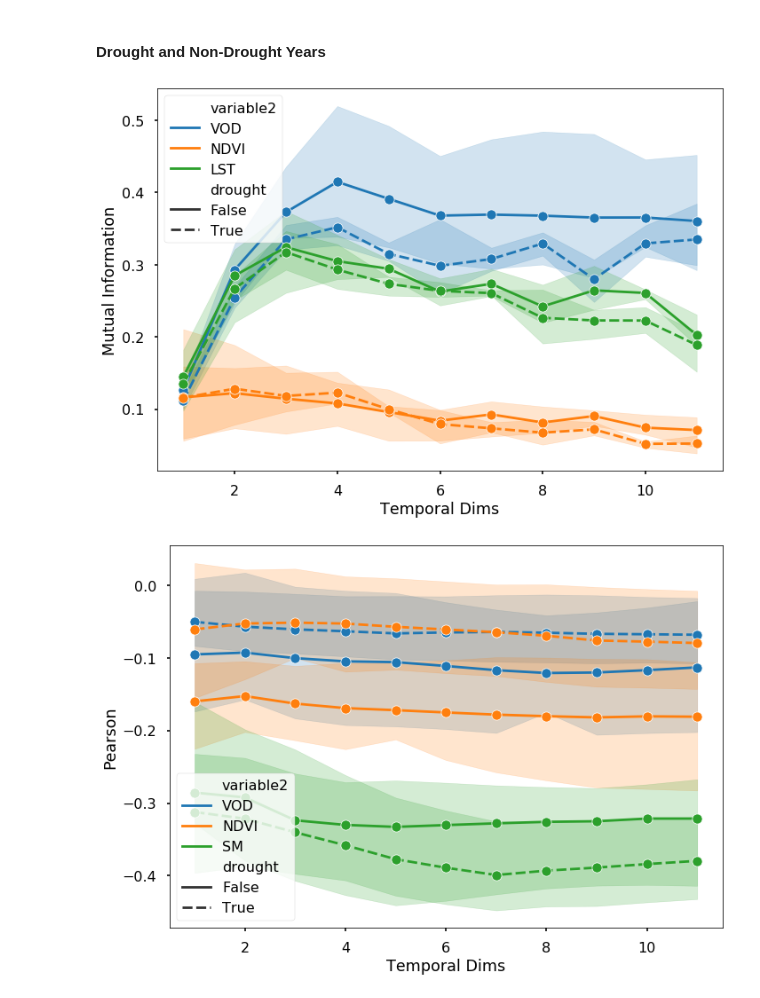
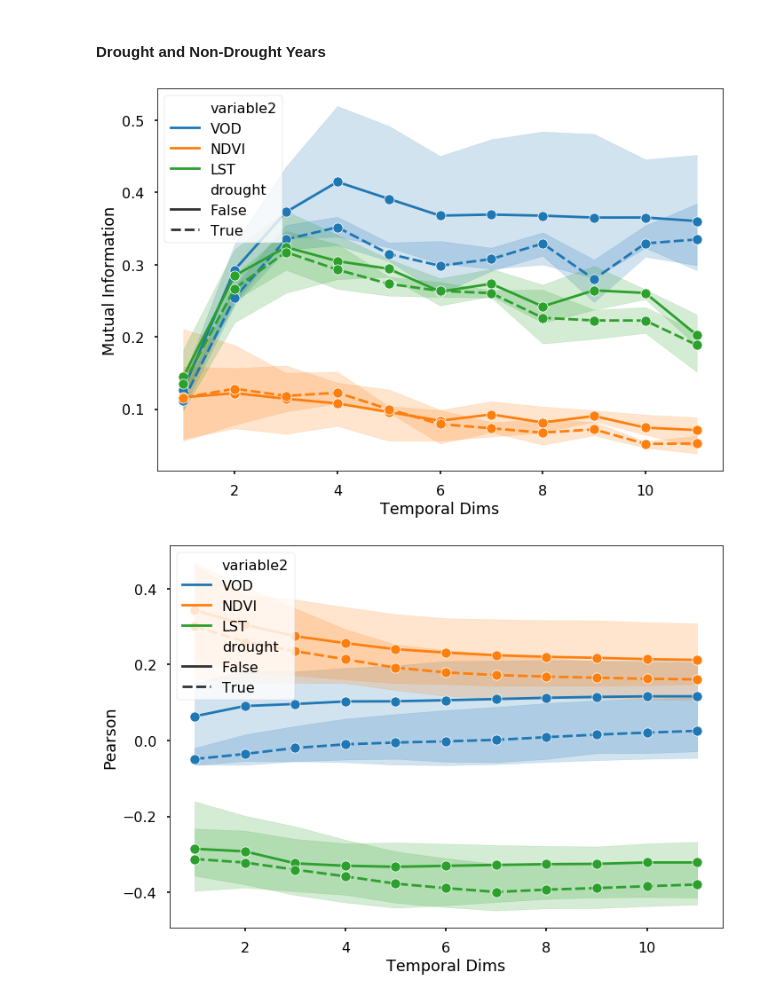
Before and after one commit to jejjohnson/rbig_eo, a Jupyter notebook: notebooks/drought/visualization.ipynb, the cells around one changed output. Drawn from its saved outputs; the diff is of its cells as text; code cells hidden in the pictures.

```diff
--- a/notebooks/drought/visualization.ipynb
+++ b/notebooks/drought/visualization.ipynb
@@ -452,7 +452,7 @@ plot_pearson(data_group, normalized=True, save=True, variable='LST', drought='of
 #### Drought and Non-Drought Years
 # %%
 plot_mutual_info(data_group, normalized=True, save=True, variable='SM', drought='both')
-plot_pearson(data_group, normalized=True, save=True, variable='LST', drought='both')
+plot_pearson(data_group, normalized=True, save=True, variable='SM', drought='both')
 # %% [output]
 [figure]
-[figure, old version]
+[figure, new version]
```
Also changed, not shown: parts of 11 cells of this notebook, 9 other files.
